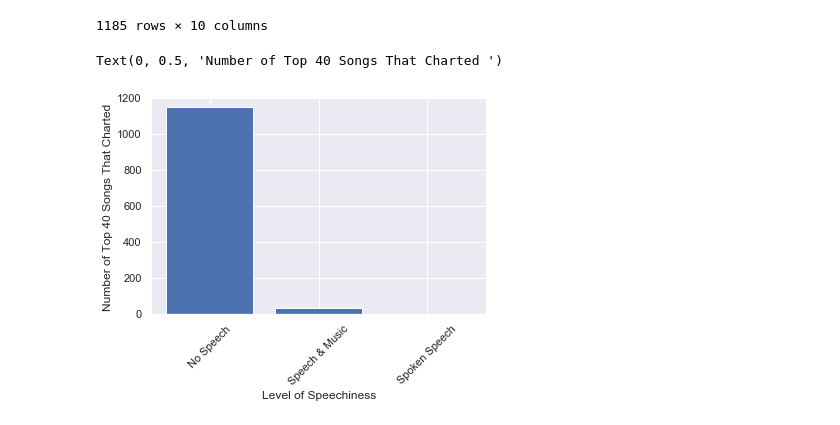
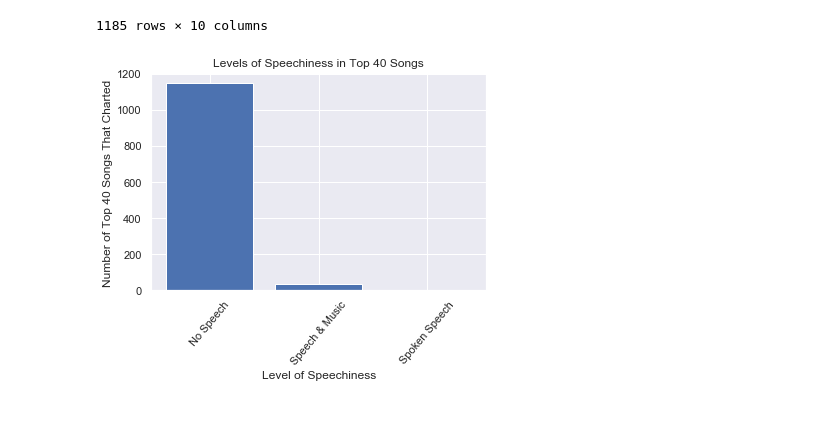
Before and after one commit to LRiceBall/Project-Group-5, a Jupyter notebook: start.ipynb, the cells around one changed output. Drawn from its saved outputs; the diff is of its cells as text; code cells hidden in the pictures.

Commit message:
some more graphs

```diff
--- a/start.ipynb
+++ b/start.ipynb
@@ -129,23 +194,21 @@ top_fourty
 # %%
 # Create bar graphs to show the three categories of speechiness
 no_speech = top_fourty.loc[top_fourty["speechiness"] < .33]
 no_speech_songs = no_speech["Song"].count()
 
 words_and_music = top_fourty.loc[(top_fourty["speechiness"] >= 0.33) & (top_fourty["speechiness"] <.67)]
 words_and_music_songs = words_and_music["Song"].count()
 
 spoken_words = top_fourty.loc[top_fourty["speechiness"] > .66]
 spoken_words_songs = spoken_words["Song"].count()
 
 x_axis = [1,2,3]
 y_axis = [no_speech_songs, words_and_music_songs, spoken_words_songs]
 
 plt.bar(x_axis, y_axis, align="center")
-#ax = plt.bar(x_axis, y_axis, align="center")
-plt.xticks([1,2,3], ["No Speech", "Speech & Music", "Spoken Speech"], rotation=45)
+plt.title("Levels of Speechiness in Top 40 Songs")
+plt.xticks([1,2,3], ["No Speech", "Speech & Music", "Spoken Speech"], rotation=50)
 plt.xlabel("Level of Speechiness")
-plt.ylabel("Number of Top 40 Songs That Charted ")
-#ax.legend(["AAA", "BBB"]);
+plt.ylabel("Number of Top 40 Songs That Charted ");
 # %% [output]
-Text(0, 0.5, 'Number of Top 40 Songs That Charted ')
-[figure, old version]
+[figure, new version]
```
Also changed, not shown: parts of 7 cells of this notebook.
